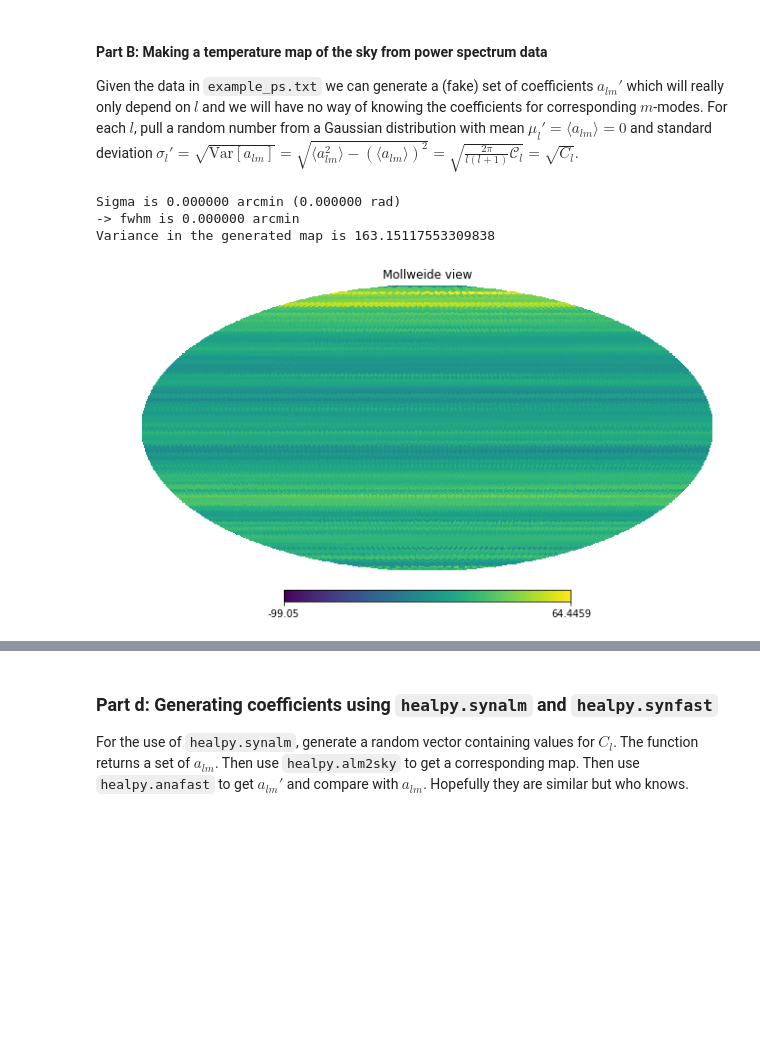
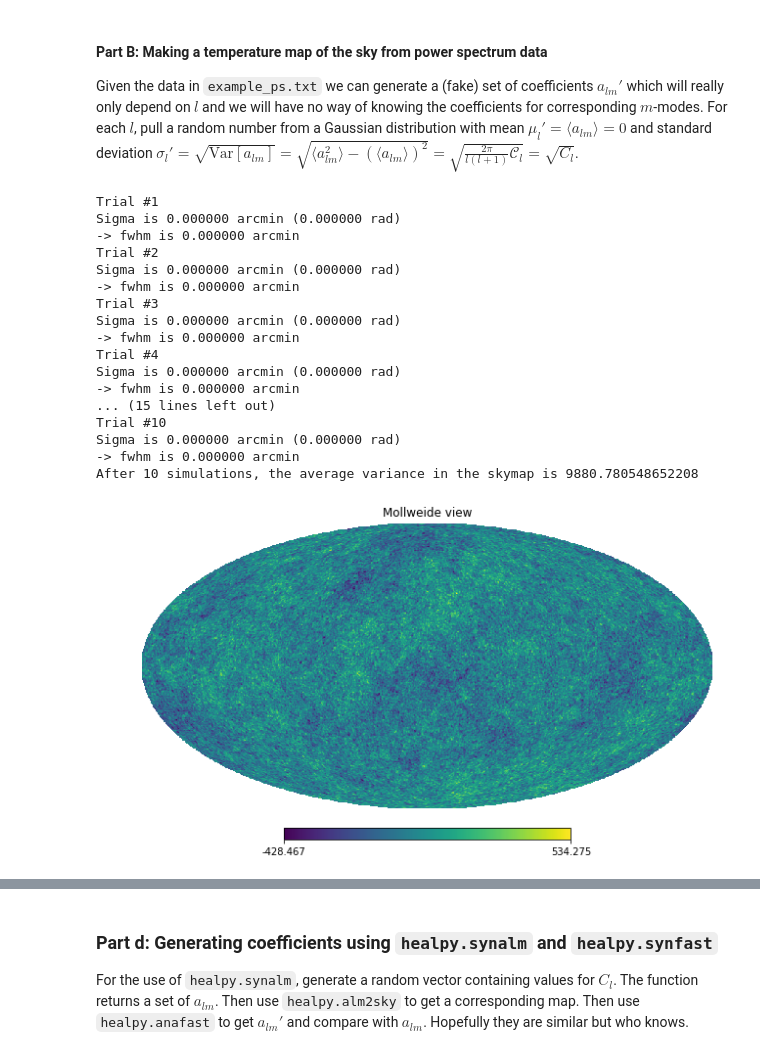
Before and after one commit to andrewzwaniga/CourseWork, a Jupyter notebook: PHYS 641 A4.ipynb, the cells around one changed output, grey strips where cells are left out. Drawn from its saved outputs; the diff is of its cells as text; code cells hidden in the pictures; blank space fills up the shorter version.

```diff
--- a/PHYS 641 A4.ipynb
+++ b/PHYS 641 A4.ipynb
@@ -51,7 +45,5 @@ Note $l_{\text{max}}$ is just the largest $l$ value we sum up to - since compute
 # %%
 ## Problem 1: Part A
-
-# Let's check what the variance should be
 
 import numpy as np
 import healpy as hp
@@ -78,11 +70,13 @@ for l in range(lmax):
         C[l] = 2*pi*scriptC[l]/(l*(l+1))
         #C[l] = scriptC[l]/(l*(l+1))
 
-varT = (lmax*(lmax+1)+1)/(4*pi)*np.average(C)
-#varT = (lmax+1)**2/(2)*np.average(C)
+summand = 0
+for l in range(lmax):
+    summand = summand + (2*l+1)*C[l]
+
+varT = summand/(4*pi)
 
 print('The expected variance is ' + str(varT) + '.')
-print('No idea what the units are because the units in the data file are not specified. Could be mK^2 I guess.')
 
 plt.figure(1)
 plt.figure(figsize=(10,20/3))
@@ -104,46 +97,72 @@ Given the data in `example_ps.txt` we can generate a (fake) set of coefficients
 # %%
 ## Problem 1: Part B
 
 import numpy as np
 import math
 
 import healpy as hp
 
 from matplotlib import pyplot as plt
 from pylab import *
 
 pi = math.pi
 
-ll = 1000
+ll = 500     # this value is beyond the first peak which makes it a good choice
 mm = int(ll)
 
 n = int(mm*(2*ll+1-mm)/2 + ll + 1)
 
-alm_gen = np.zeros(n, dtype='complex')
+avg   = 0
+niter = 10
+q     = 0
 
-for l in range(ll):
-    #print('--- l = ' + str(l) + ' ---')
-    for m in range(l+1):
-        #print('          ~~~ m = ' + str(m) + ' ~~~')
-        if m == 0:
-            # Ensures that the m=0 terms are zero, supposed to remove azimuthal symmetry
-            alm_gen[l+m] = np.random.normal(scale=np.sqrt(C[l]))
-            #print('{:>25.2f}'.format(alm_gen[l+m]))
-        else:
-            # The other m terms are complex in general
-            alm_gen[l+m] = np.random.normal(scale=np.sqrt(C[l])) + 1.J*np.random.normal(scale=np.sqrt(C[l]))
-            #print('{:>25.2f}'.format(alm_gen[l+m]))
+while q < niter:
 
-# Now, use HealPy to generate a map of the sky
+    print('Trial #' + str(q+1))
+    alm_gen = []
 
-skymap     = hp.alm2map(alm_gen, nside=32, lmax=ll, mmax=mm)
-var_skymap = (np.std(skymap))**2
+    for m in range(mm):
+        for l in range(m, ll):
+            #print('[m, l] = [%d, %d]'%(m, l))
+            # Loop over m's because alm vector that is fed into hp.alm2map() should be ordered in an array like
+            # [a00, a10, a20, a30, ..., almax0, a01, a11, a21, ..., almax1, a20, a21, a22, ..., ... almaxmmax]
+            if l == 0:
+                alm_gen.append(np.random.normal(scale=np.sqrt(C[l]))+ 0.J)
+            else:
+                alm_gen.append((np.random.normal(scale=np.sqrt(C[l])) +
+                            1.J*np.random.normal(scale=np.sqrt(C[l])))/np.sqrt(2))
 
-hp.mollview(skymap)
+    alm_gen = np.array(alm_gen, dtype='complex')
+    # Now, use HealPy to generate a map of the sky
 
-print('Variance in the generated map is ' + str(var_skymap))
+    skymap     = hp.alm2map(alm_gen, nside=512)
+    var_skymap = (np.std(skymap))**2
+
+    if q == niter-1:
+        hp.mollview(skymap)
+
+    avg = avg + var_skymap
+    #print('Variance in the generated map is ' + str(var_skymap))
+    q = q + 1
+
+avg = avg/niter
+print('After ' + str(niter) + ' simulations, the average variance in the skymap is ' + str(avg))
 # %% [output]
+Trial #1
 Sigma is 0.000000 arcmin (0.000000 rad)
 -> fwhm is 0.000000 arcmin
-Variance in the generated map is 163.15117553309838
+Trial #2
+Sigma is 0.000000 arcmin (0.000000 rad)
+-> fwhm is 0.000000 arcmin
+Trial #3
+Sigma is 0.000000 arcmin (0.000000 rad)
+-> fwhm is 0.000000 arcmin
+Trial #4
+Sigma is 0.000000 arcmin (0.000000 rad)
+-> fwhm is 0.000000 arcmin
+... (15 lines left out)
+Trial #10
+Sigma is 0.000000 arcmin (0.000000 rad)
+-> fwhm is 0.000000 arcmin
+After 10 simulations, the average variance in the skymap is 9880.780548652208
-[figure, old version]
+[figure, new version]
```
Also changed, not shown: parts of 47 cells of this notebook.
